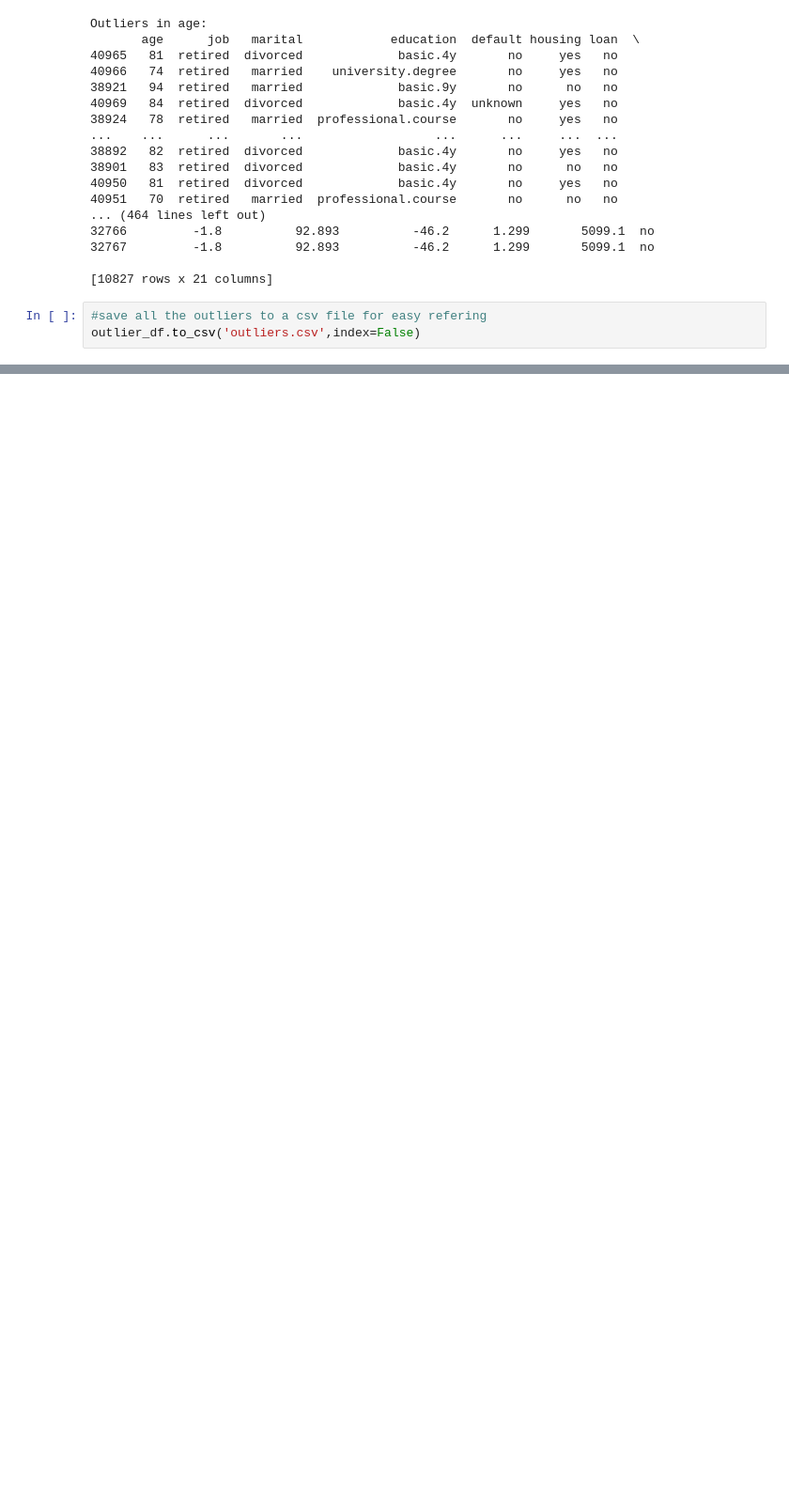
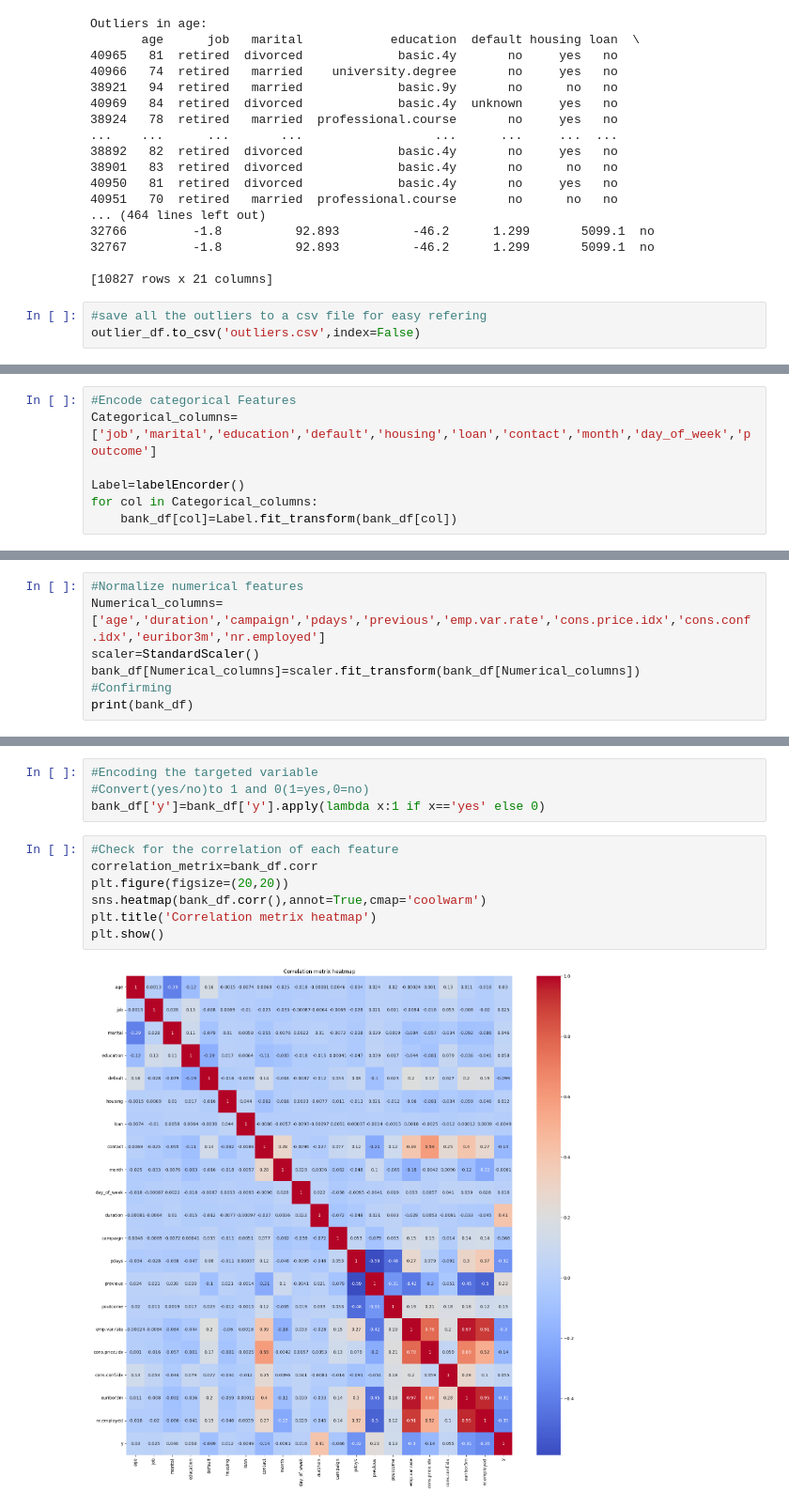
Before and after one commit to YasanthiClair/ML_coursework_, a Jupyter notebook: MachineLearning_CW.ipynb, the cells around one changed output, grey strips where cells are left out. Shown: that part at 94% size. Cells and saved outputs as stored; diff of their text form; blank space fills up the shorter version.

Commit message:
preprocessed dataset is created (Checked the Correlation)

```diff
--- a/MachineLearning_CW.ipynb
+++ b/MachineLearning_CW.ipynb
@@ -184,0 +251,7 @@ outlier_df.to_csv('outliers.csv',index=False)
+# %%
+#Encode categorical Features
+Categorical_columns=['job','marital','education','default','housing','loan','contact','month','day_of_week','poutcome']
+
+Label=labelEncorder()
+for col in Categorical_columns:
+    bank_df[col]=Label.fit_transform(bank_df[col])
@@ -184,0 +279,7 @@ outlier_df.to_csv('outliers.csv',index=False)
+# %%
+#Normalize numerical features
+Numerical_columns=['age','duration','campaign','pdays','previous','emp.var.rate','cons.price.idx','cons.conf.idx','euribor3m','nr.employed']
+scaler=StandardScaler()
+bank_df[Numerical_columns]=scaler.fit_transform(bank_df[Numerical_columns])
+#Confirming
+print(bank_df)
@@ -184,0 +304,13 @@ outlier_df.to_csv('outliers.csv',index=False)
+# %%
+#Encoding the targeted variable
+#Convert(yes/no)to 1 and 0(1=yes,0=no)
+bank_df['y']=bank_df['y'].apply(lambda x:1 if x=='yes' else 0)
+# %%
+#Check for the correlation of each feature
+correlation_metrix=bank_df.corr
+plt.figure(figsize=(20,20))
+sns.heatmap(bank_df.corr(),annot=True,cmap='coolwarm')
+plt.title('Correlation metrix heatmap')
+plt.show()
+# %% [output]
+[figure, added]
```
Also changed, not shown: parts of 10 cells of this notebook.
